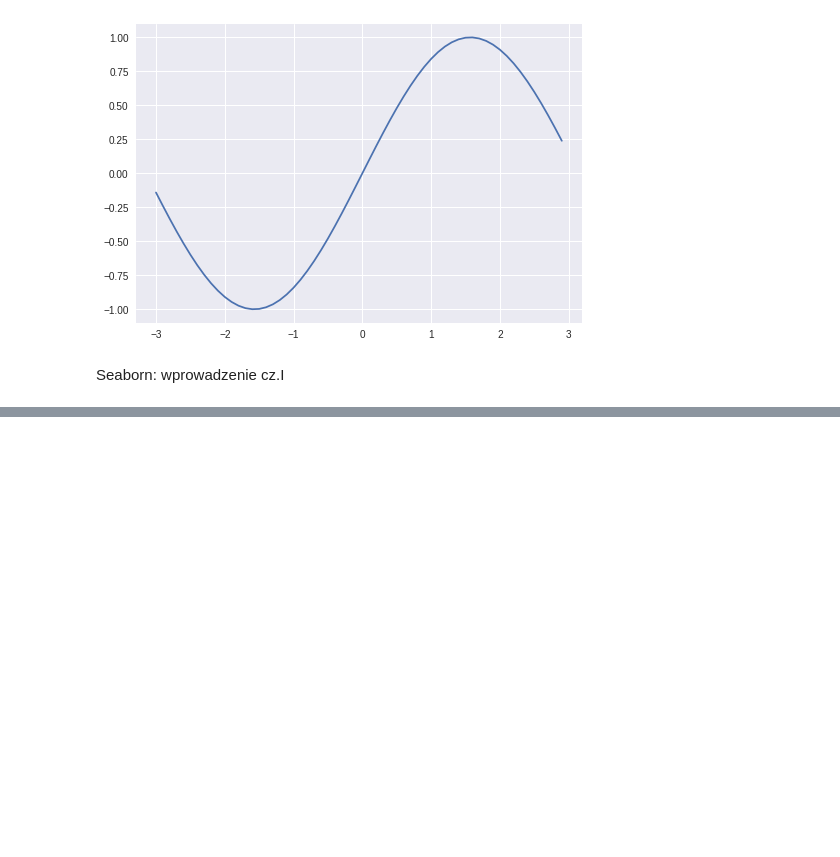
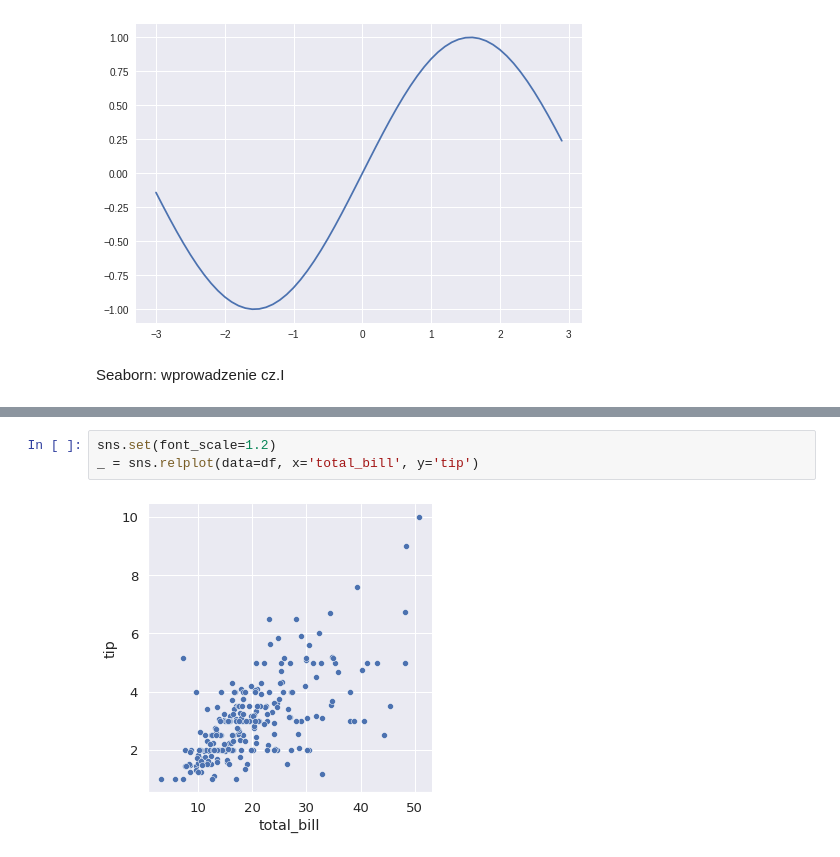
Before and after one commit to martynawl/data-science-bootcamp, a Jupyter notebook: Kopia_notatnika_wizualizacje_danych_py.ipynb, the cells around one changed output, grey strips where cells are left out. Saved outputs shown, nothing was run; the diff lists cells and outputs as text; blank space fills up the shorter version.

```diff
--- a/Kopia_notatnika_wizualizacje_danych_py.ipynb
+++ b/Kopia_notatnika_wizualizacje_danych_py.ipynb
@@ -246,0 +316,5 @@ import seaborn as sns
+# %%
+sns.set(font_scale=1.2)
+_ = sns.relplot(data=df, x='total_bill', y='tip')
+# %% [output]
+[figure, added]
```
Also changed, not shown: parts of 49 cells of this notebook.
